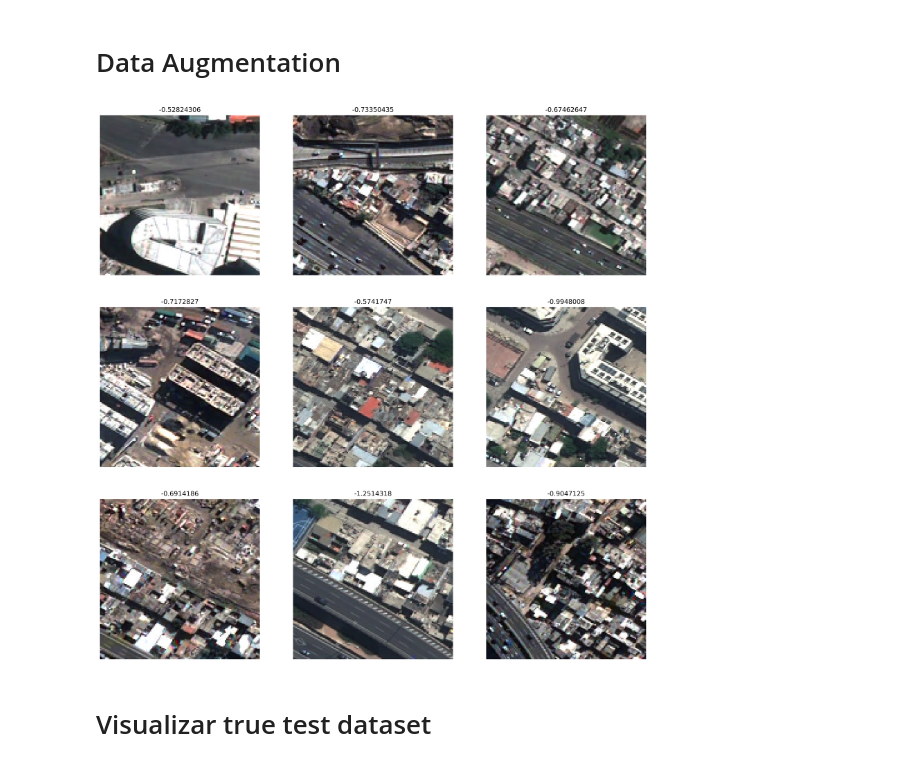
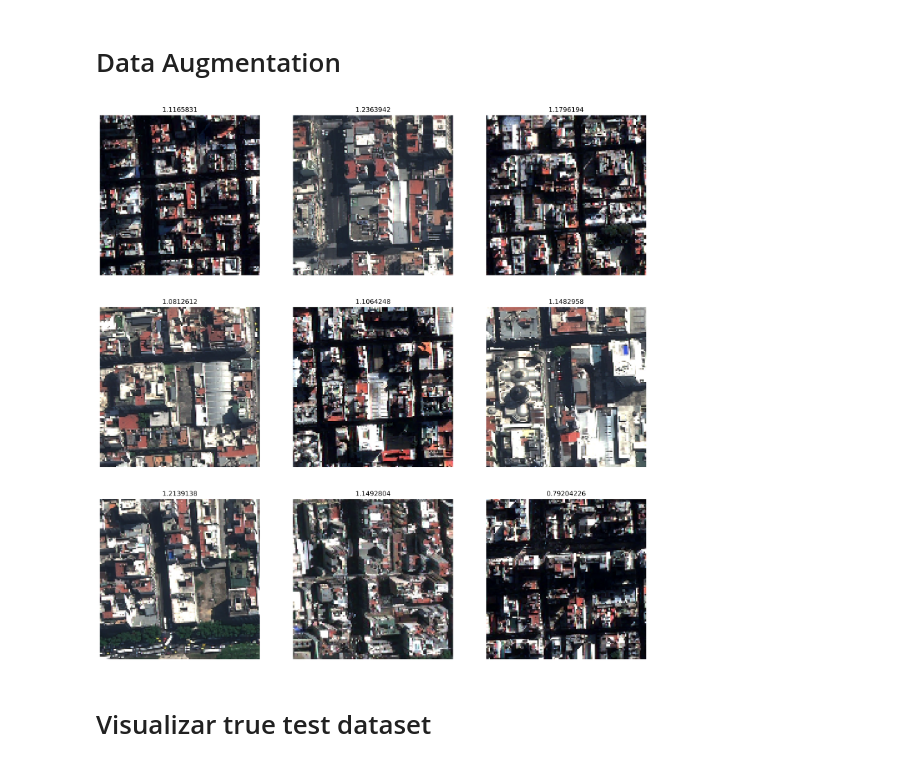
Before and after one commit to Queeno11/Satellite-Imagery-Income-Prediction, a Jupyter notebook: scripts/notebooks/visualizar_imagenes.ipynb, the cells around one changed output. Saved outputs shown, nothing was run; the diff lists cells and outputs as text; code cells hidden in the pictures.

```diff
--- a/scripts/notebooks/visualizar_imagenes.ipynb
+++ b/scripts/notebooks/visualizar_imagenes.ipynb
@@ -282,20 +282,20 @@ plt.show()
 import numpy as np
 import matplotlib.pyplot as plt
 # %%
-imgs = np.load(r"D:\Maestría\Tesis\Repo\outputs\effnet_v2S_lr0.0001_size256_y2013-2018-2022\examples\effnet_v2S_lr0.0001_size256_y2013-2018-2022_test_example_0_imgs.npy")
-labs = np.load(r"D:\Maestría\Tesis\Repo\outputs\effnet_v2S_lr0.0001_size256_y2013-2018-2022\examples\effnet_v2S_lr0.0001_size256_y2013-2018-2022_test_example_0_labs.npy")
+imgs = np.load(r"D:\Maestría\Tesis\Repo\outputs\effnet_v2S_lr0.0001_size512_y2013-2018-2022\examples\effnet_v2S_lr0.0001_size512_y2013-2018-2022_test_example_1_imgs.npy")
+labs = np.load(r"D:\Maestría\Tesis\Repo\outputs\effnet_v2S_lr0.0001_size512_y2013-2018-2022\examples\effnet_v2S_lr0.0001_size512_y2013-2018-2022_test_example_1_labs.npy")
 
 plt.figure(figsize=(18, 18), dpi=300)
 for pos in range(9):
   ax = plt.subplot(3, 3, pos + 1)
   img = imgs[pos]
   img = img # Change red for infrared
   img = img[:,:,:3]
   plt.imshow(img)
   plt.title(labs[pos])
   plt.axis("off")
 # %% [output]
-[figure, old version]
+[figure, new version]
 # %%
 # Imagenes de 2018
 df_train, df_test, sat_img_dataset = create_train_test_dataframes(
```
